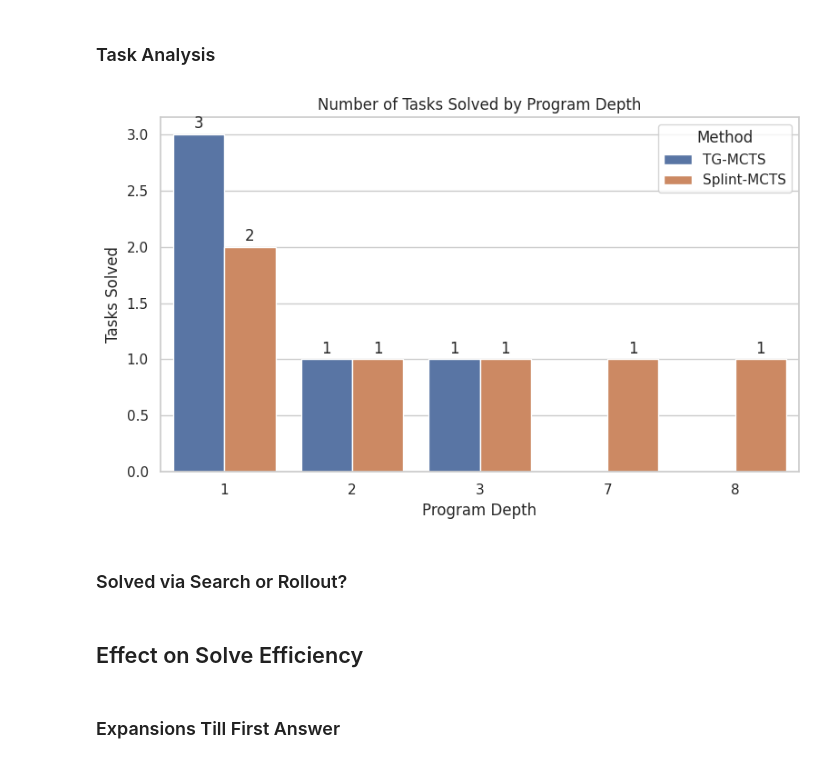
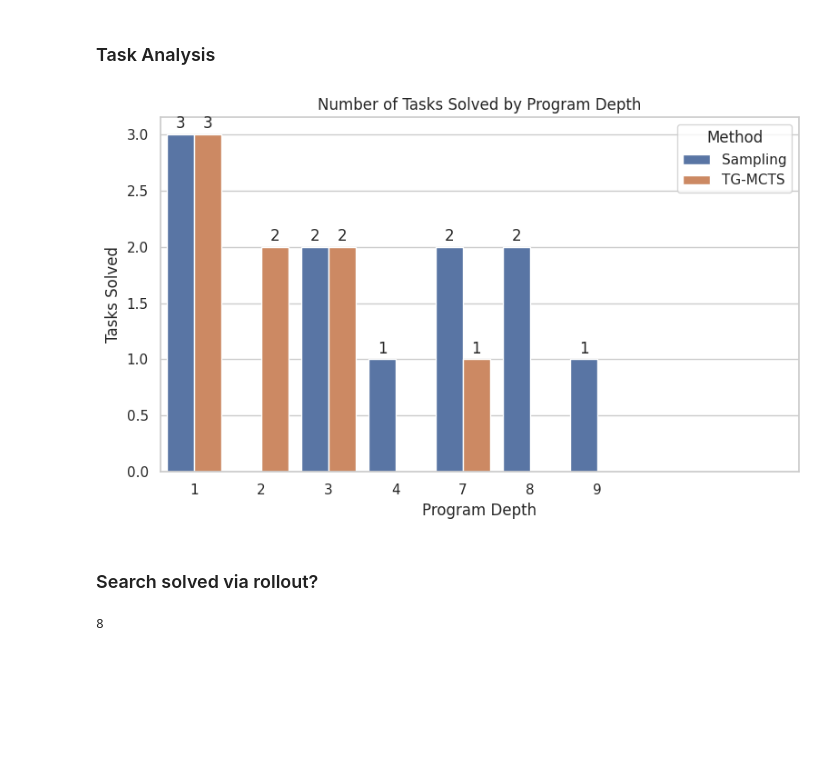
Before and after one commit to MGWSimpson/AlphaARC, a Jupyter notebook: analysis/search_results.ipynb, the cells around one changed output. Drawn from its saved outputs; the diff is of its cells as text; code cells hidden in the pictures; blank space fills up the shorter version.

```diff
--- a/analysis/search_results.ipynb
+++ b/analysis/search_results.ipynb
@@ -56,20 +145,6 @@ for row in table_rows:
 # %% [markdown]
 ### Task Analysis
 # %%
-# do something where you plot the depth of the programs solved.
-def find_solved_tasks(path):
-    with open(path) as f:
-        data = json.load(f)
-
-    solved_tasks = []
-
-    for task in data:
-
-        if task['success']:
-            solved_tasks.append(task['task'])
-    return solved_tasks
-
-
 def compute_program_depths():
     with open('../data/split_keys.json') as fp:
         json_object = json.load(fp)
@@ -85,52 +160,50 @@ def compute_program_depths():
     return program_length_dict
 
 
-def plot_program_depths(program_depths, mcts_results, tg_mcts_results, splint_mcts_results):
+program_depths = compute_program_depths()
+
+def plot_program_depths(program_depths, mcts_results, tg_mcts_results,):
     # Build dataframe for plotting
     solved_by_real = {
-        "MCTS": mcts_results,
+        "Sampling": mcts_results,
         "TG-MCTS": tg_mcts_results,
-        "Splint-MCTS": splint_mcts_results,
     }
 
     data_real = []
     for method, tasks in solved_by_real.items():
         for task in tasks:
             depth = program_depths.get(task)
             if depth is not None:
                 data_real.append({"Method": method, "Depth": str(depth)})
 
     df_real = pd.DataFrame(data_real)
-
+    sorted_depths = sorted(df_real["Depth"].unique())
     # Plot grouped bar chart
     plt.figure(figsize=(8, 5))
-    ax = sns.countplot(data=df_real, x="Depth", hue="Method")
+    ax = sns.countplot(data=df_real, x="Depth", hue="Method", order=sorted_depths)
 
     # Add labels to bars
     for container in ax.containers:
         ax.bar_label(container, fmt='%d', label_type='edge', padding=2)
 
     plt.title("Number of Tasks Solved by Program Depth")
+    plt.xticks([i for i in range(0, 10)])
     plt.xlabel("Program Depth")
     plt.ylabel("Tasks Solved")
     plt.tight_layout()
     plt.show()
 
-program_depths = compute_program_depths()
-mcts_results = find_solved_tasks('../results/mcts-2-0.2/experiment_results.json')
-tg_mcts_results = find_solved_tasks('../results/tgmcts/experiment_results.json')
-splint_mcts_results = find_solved_tasks('../results/splintmctsprior/experiment_results.json')
 
-plot_program_depths( program_depths, mcts_results, tg_mcts_results, splint_mcts_results)
+plot_program_depths( program_depths, sampling_solved, tg_mcts_tasks, )
 # %% [output]
-[figure, old version]
+[figure, new version]
-# %% [markdown]
-### Solved via Search or Rollout?
+# %% [markdown]
+### Search solved via rollout?
 # %%
 def compute_solve_rate_by_rollout(path):
     with open(path) as f:
         data = json.load(f)
-    solved = sum(1 for task in data if task['success'] and task['solved_by_rollout'])
+    solved = sum(1 for task in data if task['success'] and task['extra']['solved_by_rollout'])
     return solved
 
 def compute_table_data(methods, solved, total):
@@ -146,20 +219,10 @@ def compute_table_data(methods, solved, total):
         })
     return rows
 
-# Compute solve results
-mcts_results = compute_solve_rate_by_rollout('../results/mcts-2-0.2/experiment_results.json')
-tg_mcts_results = compute_solve_rate_by_rollout('../results/tgmcts/experiment_results.json')
-splint_mcts_results = compute_solve_rate_by_rollout('../results/splintmcts-4-0.2/experiment_results.json')
 
+x = compute_solve_rate_by_rollout('../results/search/tgmcts-8-0.5-320-0/experiment_results.json')
+print(x)
 
-results = [mcts_results, tg_mcts_results, splint_mcts_results]
-labels = ['MCTS', 'TG-MCTS', 'Splint-MCTS']
-total = 89
-table_rows = compute_table_data(labels, results, total)
-
-for row in table_rows:
-    print(row)
+# all are solved by rollouts
+# %% [output]
+8
-# %% [markdown]
-## Effect on Solve Efficiency
-# %% [markdown]
-### Expansions Till First Answer
```
Also changed, not shown: parts of 26 cells of this notebook, 6 other files.
